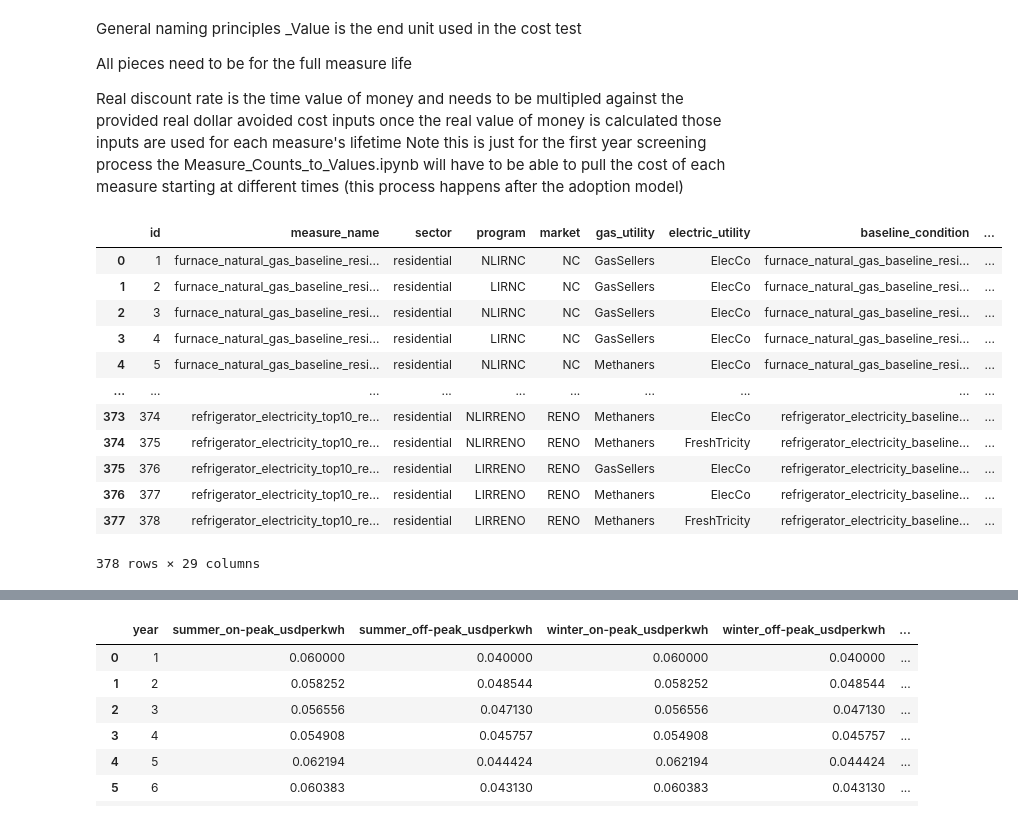
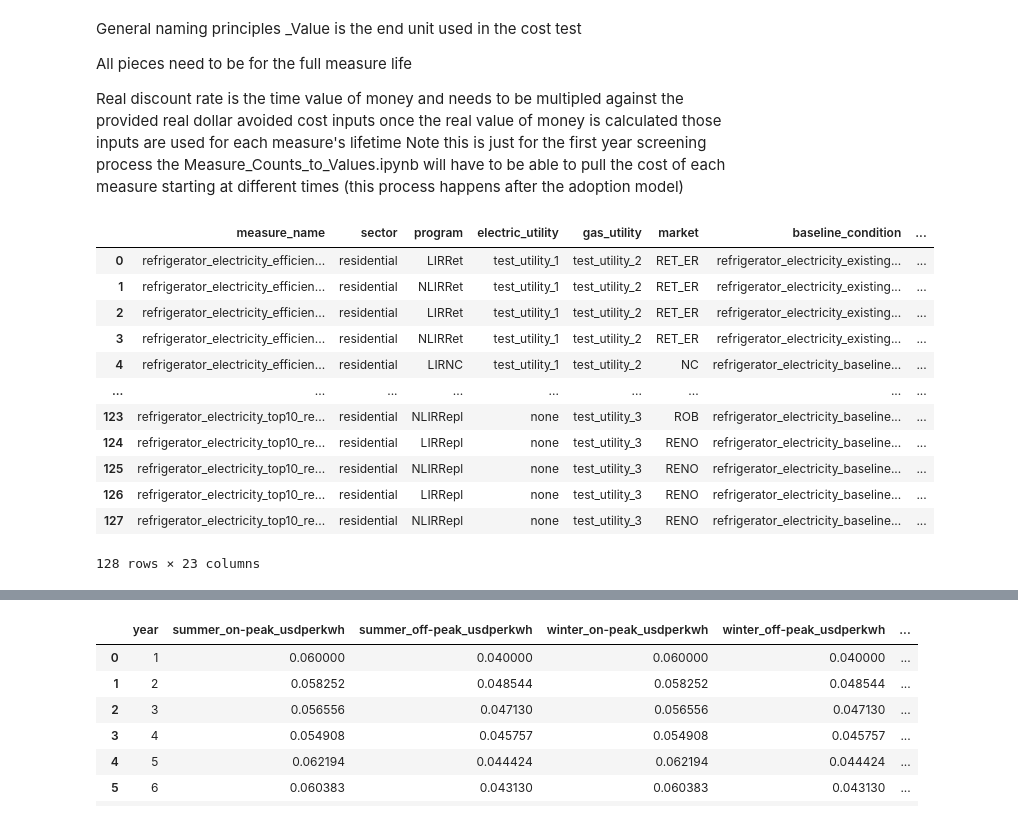
Before and after one commit to NV5-Optimal/Potential_Study_Tool_Prototype, a Jupyter notebook: 010_Avoided_Cost_Benefits_For_Tests.ipynb, the cells around one changed output, grey strips where cells are left out. Saved outputs shown, nothing was run; the diff lists cells and outputs as text; code cells hidden in the pictures.

```diff
--- a/010_Avoided_Cost_Benefits_For_Tests.ipynb
+++ b/010_Avoided_Cost_Benefits_For_Tests.ipynb
@@ -19,21 +19,22 @@ def clean_column_names(df):
     df.columns = df.columns.str.lower().str.replace(' ', '_').str.replace('$', 'usd').str.replace('/', 'per').str.replace('&', 'and').str.replace('.', '')
     return df
 # %%
-df = pd.read_excel("./010_input/assembled_measures.xlsx")
+df = pd.read_excel("./010_input/assembled_measures_v1.xlsx")
+#df = pd.read_excel("./010_input/am-deferred-credit-v4.xlsx")
 clean_column_names(df)
 df
 # %% [output]
-|  | id | measure_name | sector | program | market | gas_utility | electric_utility | baseline_condition | ... |
-| 0 | 1 | furnace_natural_gas_baseline_resi... | residential | NLIRNC | NC | GasSellers | ElecCo | furnace_natural_gas_baseline_resi... | ... |
-| 1 | 2 | furnace_natural_gas_baseline_resi... | residential | LIRNC | NC | GasSellers | ElecCo | furnace_natural_gas_baseline_resi... | ... |
-| 2 | 3 | furnace_natural_gas_baseline_resi... | residential | NLIRNC | NC | GasSellers | ElecCo | furnace_natural_gas_baseline_resi... | ... |
-| 3 | 4 | furnace_natural_gas_baseline_resi... | residential | LIRNC | NC | GasSellers | ElecCo | furnace_natural_gas_baseline_resi... | ... |
-| 4 | 5 | furnace_natural_gas_baseline_resi... | residential | NLIRNC | NC | Methaners | ElecCo | furnace_natural_gas_baseline_resi... | ... |
-| ... | ... | ... | ... | ... | ... | ... | ... | ... | ... |
-| 373 | 374 | refrigerator_electricity_top10_re... | residential | NLIRRENO | RENO | Methaners | ElecCo | refrigerator_electricity_baseline... | ... |
-| 374 | 375 | refrigerator_electricity_top10_re... | residential | NLIRRENO | RENO | Methaners | FreshTricity | refrigerator_electricity_baseline... | ... |
-| 375 | 376 | refrigerator_electricity_top10_re... | residential | LIRRENO | RENO | GasSellers | ElecCo | refrigerator_electricity_baseline... | ... |
-| 376 | 377 | refrigerator_electricity_top10_re... | residential | LIRRENO | RENO | Methaners | ElecCo | refrigerator_electricity_baseline... | ... |
-| 377 | 378 | refrigerator_electricity_top10_re... | residential | LIRRENO | RENO | Methaners | FreshTricity | refrigerator_electricity_baseline... | ... |
+|  | measure_name | sector | program | electric_utility | gas_utility | market | baseline_condition | ... |
+| 0 | refrigerator_electricity_efficien... | residential | LIRRet | test_utility_1 | test_utility_2 | RET_ER | refrigerator_electricity_existing... | ... |
+| 1 | refrigerator_electricity_efficien... | residential | NLIRRet | test_utility_1 | test_utility_2 | RET_ER | refrigerator_electricity_existing... | ... |
+| 2 | refrigerator_electricity_efficien... | residential | LIRRet | test_utility_1 | test_utility_2 | RET_ER | refrigerator_electricity_existing... | ... |
+| 3 | refrigerator_electricity_efficien... | residential | NLIRRet | test_utility_1 | test_utility_2 | RET_ER | refrigerator_electricity_existing... | ... |
+| 4 | refrigerator_electricity_efficien... | residential | LIRNC | test_utility_1 | test_utility_2 | NC | refrigerator_electricity_baseline... | ... |
+| ... | ... | ... | ... | ... | ... | ... | ... | ... |
+| 123 | refrigerator_electricity_top10_re... | residential | NLIRRepl | none | test_utility_3 | ROB | refrigerator_electricity_baseline... | ... |
+| 124 | refrigerator_electricity_top10_re... | residential | LIRRepl | none | test_utility_3 | RENO | refrigerator_electricity_baseline... | ... |
+| 125 | refrigerator_electricity_top10_re... | residential | NLIRRepl | none | test_utility_3 | RENO | refrigerator_electricity_baseline... | ... |
+| 126 | refrigerator_electricity_top10_re... | residential | LIRRepl | none | test_utility_3 | RENO | refrigerator_electricity_baseline... | ... |
+| 127 | refrigerator_electricity_top10_re... | residential | NLIRRepl | none | test_utility_3 | RENO | refrigerator_electricity_baseline... | ... |
-378 rows × 29 columns
+128 rows × 23 columns
 # %%
```
Also changed, not shown: parts of 10 cells of this notebook, 41 other files.
